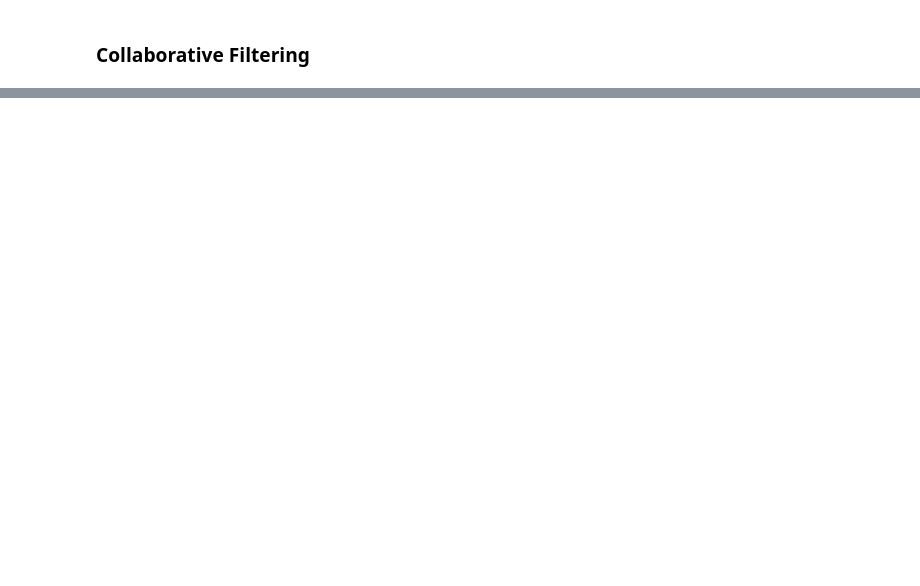
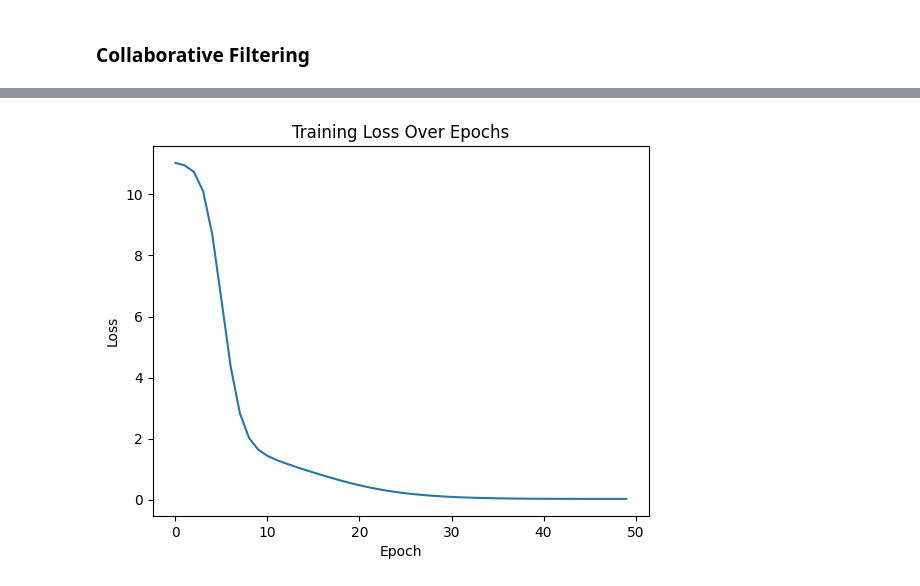
Before and after one commit to DestinAsyik/ML, a Jupyter notebook: recom.ipynb, the cells around one changed output, grey strips where cells are left out. Saved outputs shown, nothing was run; the diff lists cells and outputs as text; code cells hidden in the pictures; blank space fills up the shorter version.

```diff
--- a/recom.ipynb
+++ b/recom.ipynb
@@ -454,0 +363,12 @@ destination.to_csv('./data/destinasiWisata.csv', index=False)
+# %%
+user_embedding = Embedding(n_users + 1, 50)(user_input)
+item_embedding = Embedding(n_items + 1, 50)(item_input)
+# %%
+user_vec = Flatten()(user_embedding)
+item_vec = Flatten()(item_embedding)
+rating = Dot(axes=1)([user_vec, item_vec])
+# %%
+model = Model(inputs=[user_input, item_input], outputs=rating)
+model.compile(optimizer='adam', loss='mse')
+# %%
+history = model.fit([review['user_id'], review['item_id']], review['rating'], epochs=50, batch_size=64)
@@ -454,0 +393,8 @@ destination.to_csv('./data/destinasiWisata.csv', index=False)
+# %%
+plt.plot(history.history['loss'])
+plt.xlabel('Epoch')
+plt.ylabel('Loss')
+plt.title('Training Loss Over Epochs')
+plt.show()
+# %% [output]
+[figure, added]
```
Also changed, not shown: parts of 40 cells of this notebook, 10 other files.
